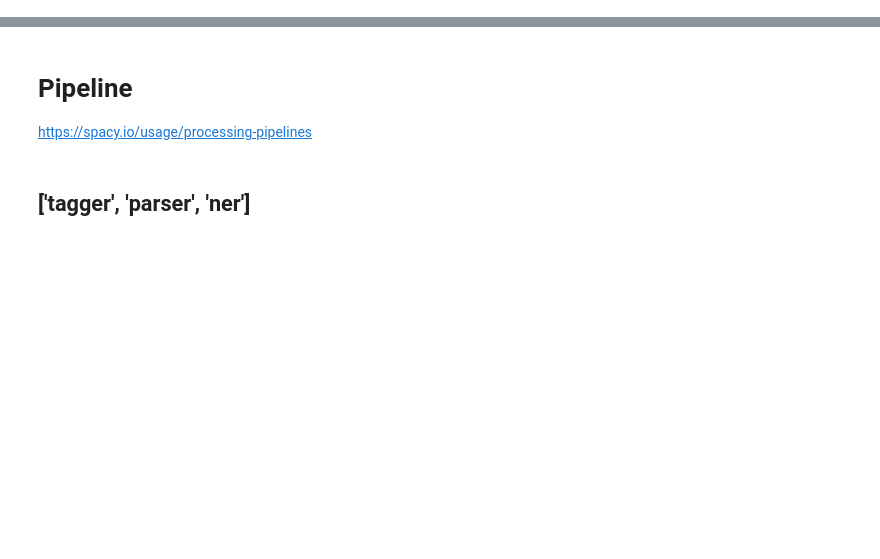
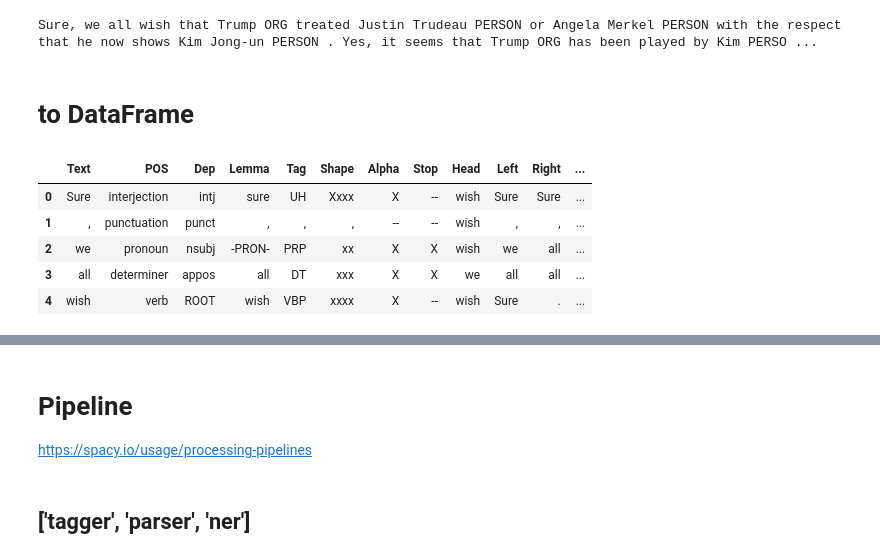
Before and after one commit to abevieiramota/learning-spacy, a Jupyter notebook: 0 - Spacy.ipynb, the cells around one changed output, grey strips where cells are left out. Cells and saved outputs as stored; diff of their text form; code cells hidden in the pictures; blank space fills up the shorter version.

```diff
--- a/0 - Spacy.ipynb
+++ b/0 - Spacy.ipynb
@@ -1,6 +1,7 @@
 # %%
 import spacy
 from spacy import displacy
-import pandas as pd
+from itertools import islice
+%run script.py
 
-spacy.info('en_core_web_lg')
+nlp = spacy.load('en')
@@ -25,0 +8,5 @@ spacy.info('en_core_web_lg')
+# %%
+nyt = nlp("""Sure, we all wish that Trump treated Justin Trudeau or Angela Merkel with the respect that he now shows Kim Jong-un. Yes, it seems that Trump has been played by Kim. Yet another way of putting it is that Trump is finally investing in the kind of diplomatic engagement that he used to denounce, and that we should all applaud.
+
+Trump’s newfound pragmatism is infinitely preferable to the threat of nuclear war that used to hang over all of us, so it’s mystifying to see Democrats carping about any possible North Korea deal.""")
+nyt
@@ -25,0 +132,15 @@ spacy.info('en_core_web_lg')
+# %%
+displacy.render(nyt, style='ent', jupyter=True)
+# %% [output]
+Sure, we all wish that Trump ORG treated Justin Trudeau PERSON or Angela Merkel PERSON with the respect that he now shows Kim Jong-un PERSON . Yes, it seems that Trump ORG has been played by Kim PERSO ...
+# %% [markdown]
+# to DataFrame
+# %%
+doc_to_df(nyt).head()
+# %% [output]
+|  | Text | POS | Dep | Lemma | Tag | Shape | Alpha | Stop | Head | Left | Right | ... |
+| 0 | Sure | interjection | intj | sure | UH | Xxxx | X | -- | wish | Sure | Sure | ... |
+| 1 | , | punctuation | punct | , | , | , | -- | -- | wish | , | , | ... |
+| 2 | we | pronoun | nsubj | -PRON- | PRP | xx | X | X | wish | we | all | ... |
+| 3 | all | determiner | appos | all | DT | xxx | X | X | we | all | all | ... |
+| 4 | wish | verb | ROOT | wish | VBP | xxxx | X | -- | wish | Sure | . | ... |
```
Also changed, not shown: parts of 49 cells of this notebook, 1 other file.
